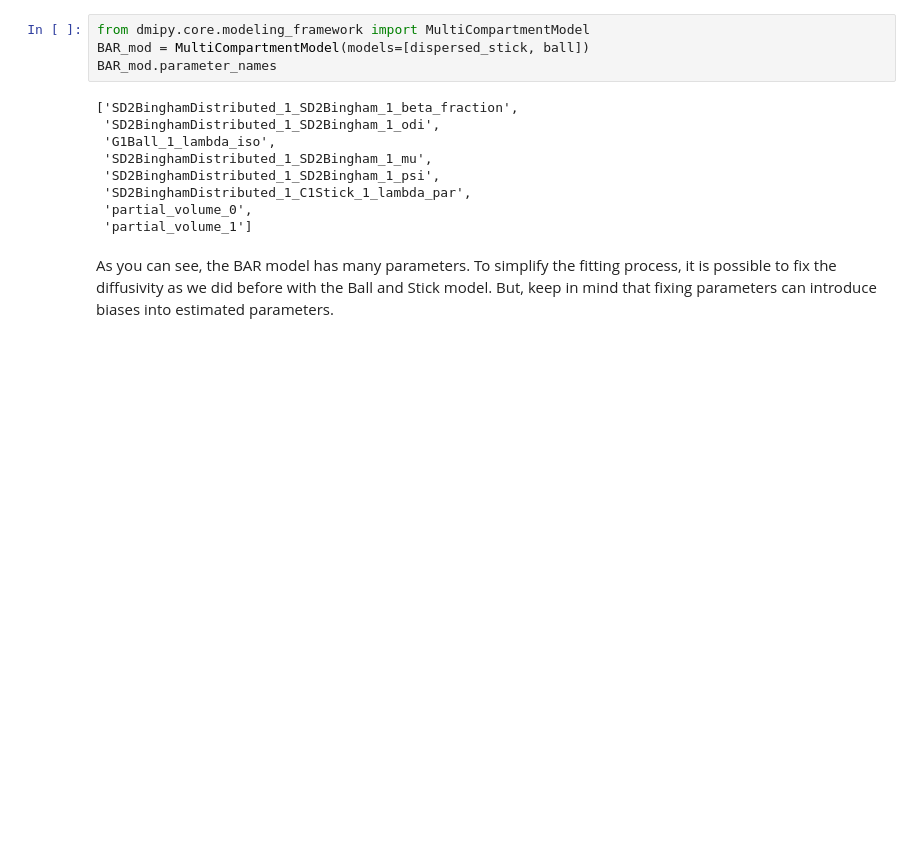
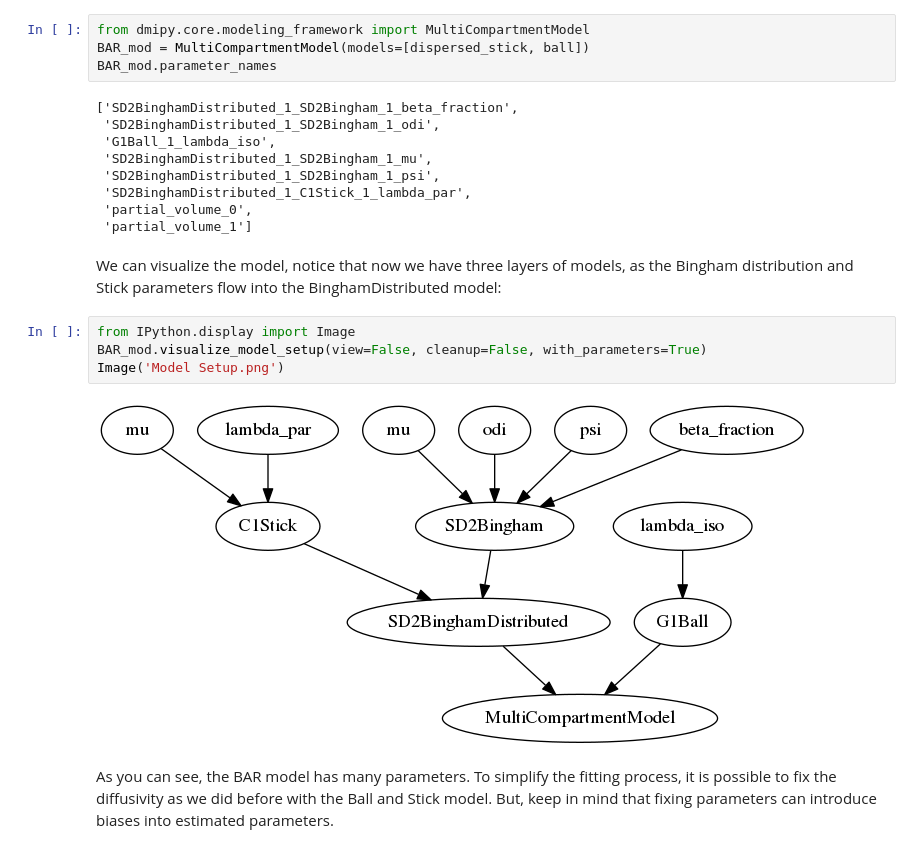
Before and after one commit to AthenaEPI/dmipy, a Jupyter notebook: examples/example_ball_and_racket.ipynb, the cells around one changed output. Saved outputs shown, nothing was run; the diff lists cells and outputs as text; blank space fills up the shorter version.

```diff
--- a/examples/example_ball_and_racket.ipynb
+++ b/examples/example_ball_and_racket.ipynb
@@ -38,6 +38,14 @@ BAR_mod.parameter_names
  'SD2BinghamDistributed_1_C1Stick_1_lambda_par',
  'partial_volume_0',
  'partial_volume_1']
+# %% [markdown]
+We can visualize the model, notice that now we have three layers of models, as the Bingham distribution and Stick parameters flow into the BinghamDistributed model:
+# %%
+from IPython.display import Image
+BAR_mod.visualize_model_setup(view=False, cleanup=False, with_parameters=True)
+Image('Model Setup.png')
+# %% [output]
+[figure, added]
 # %% [markdown]
 As you can see, the BAR model has many parameters. To simplify the fitting process, it is possible to fix the diffusivity as we did before with the Ball and Stick model. But, keep in mind that fixing parameters can introduce biases into estimated parameters.
 # %%
```
